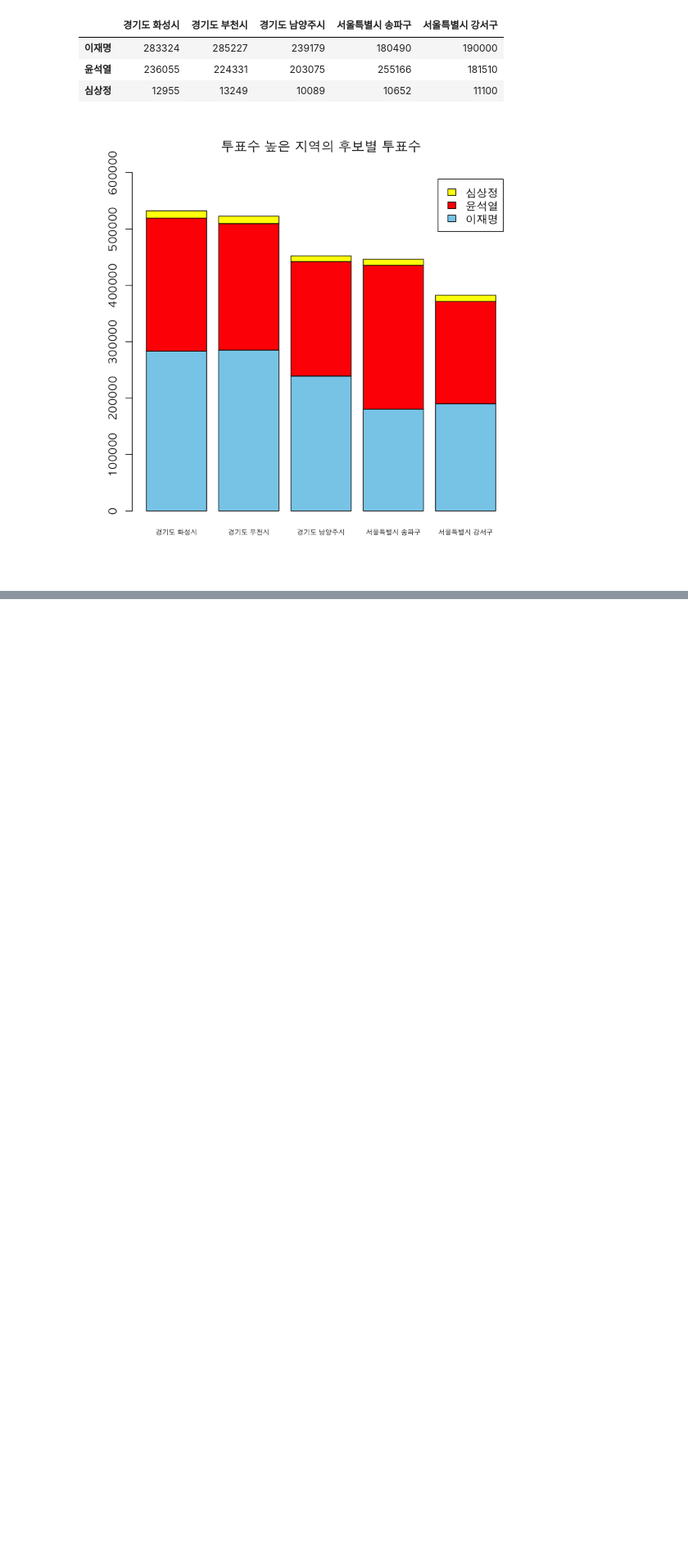
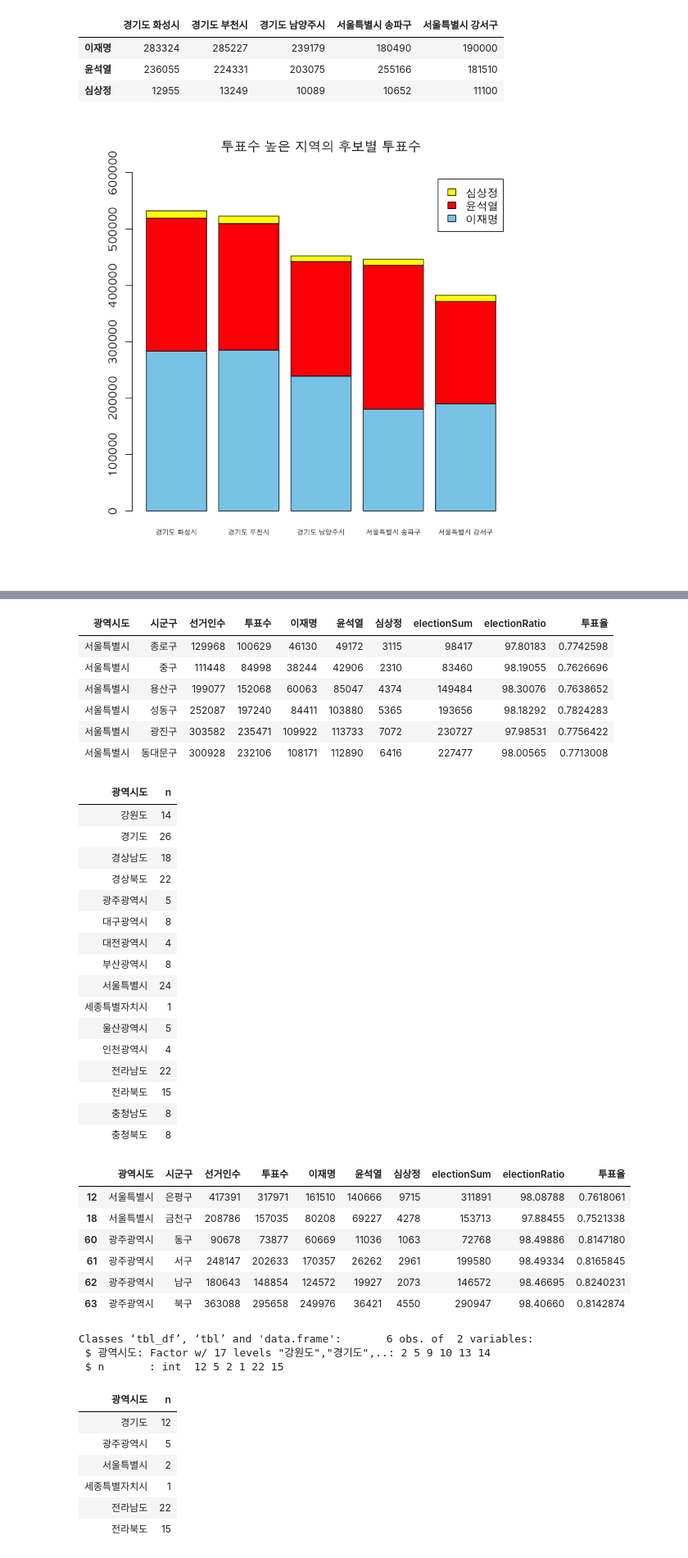
Before and after one commit to monargent0/TJRrrClass, a Jupyter notebook: 10. 20대_대선자료 시각화.ipynb, the cells around one changed output, grey strips where cells are left out. Shown at 82% size. Drawn from its saved outputs; the diff is of its cells as text; code cells hidden in the pictures; blank space fills up the shorter version.

```diff
--- a/10. 20대_대선자료 시각화.ipynb
+++ b/10. 20대_대선자료 시각화.ipynb
@@ -357,0 +368,55 @@ barplot(투표수,
+# %%
+election$투표율 <- election$투표수 / election$선거인수
+
+지역75 <- subset(election, 투표율 >= 0.75)
+head(지역75)
+
+이재명 <- subset(election, 투표율 >= 0.75 & 이재명/투표수 > 0.5)
+#table(subset(election, 투표율 >= 0.75 & 이재명/투표수 > 0.5)$광역시도)
+head(이재명)
+str(count(이재명, 광역시도))
+
+윤석열 <- subset(election, 투표율 >= 0.75 & 윤석열/투표수 > 0.5)
+head(윤석열)
+# %% [output]
+| 광역시도 | 시군구 | 선거인수 | 투표수 | 이재명 | 윤석열 | 심상정 | electionSum | electionRatio | 투표율 |
+| 서울특별시 | 종로구 | 129968 | 100629 | 46130 | 49172 | 3115 | 98417 | 97.80183 | 0.7742598 |
+| 서울특별시 | 중구 | 111448 | 84998 | 38244 | 42906 | 2310 | 83460 | 98.19055 | 0.7626696 |
+| 서울특별시 | 용산구 | 199077 | 152068 | 60063 | 85047 | 4374 | 149484 | 98.30076 | 0.7638652 |
+| 서울특별시 | 성동구 | 252087 | 197240 | 84411 | 103880 | 5365 | 193656 | 98.18292 | 0.7824283 |
+| 서울특별시 | 광진구 | 303582 | 235471 | 109922 | 113733 | 7072 | 230727 | 97.98531 | 0.7756422 |
+| 서울특별시 | 동대문구 | 300928 | 232106 | 108171 | 112890 | 6416 | 227477 | 98.00565 | 0.7713008 |
+| 광역시도 | n |
+| 강원도 | 14 |
+| 경기도 | 26 |
+| 경상남도 | 18 |
+| 경상북도 | 22 |
+| 광주광역시 | 5 |
+| 대구광역시 | 8 |
+| 대전광역시 | 4 |
+| 부산광역시 | 8 |
+| 서울특별시 | 24 |
+| 세종특별자치시 | 1 |
+| 울산광역시 | 5 |
+| 인천광역시 | 4 |
+| 전라남도 | 22 |
+| 전라북도 | 15 |
+| 충청남도 | 8 |
+| 충청북도 | 8 |
+|  | 광역시도 | 시군구 | 선거인수 | 투표수 | 이재명 | 윤석열 | 심상정 | electionSum | electionRatio | 투표율 |
+| 12 | 서울특별시 | 은평구 | 417391 | 317971 | 161510 | 140666 | 9715 | 311891 | 98.08788 | 0.7618061 |
+| 18 | 서울특별시 | 금천구 | 208786 | 157035 | 80208 | 69227 | 4278 | 153713 | 97.88455 | 0.7521338 |
+| 60 | 광주광역시 | 동구 | 90678 | 73877 | 60669 | 11036 | 1063 | 72768 | 98.49886 | 0.8147180 |
+| 61 | 광주광역시 | 서구 | 248147 | 202633 | 170357 | 26262 | 2961 | 199580 | 98.49334 | 0.8165845 |
+| 62 | 광주광역시 | 남구 | 180643 | 148854 | 124572 | 19927 | 2073 | 146572 | 98.46695 | 0.8240231 |
+| 63 | 광주광역시 | 북구 | 363088 | 295658 | 249976 | 36421 | 4550 | 290947 | 98.40660 | 0.8142874 |
+Classes ‘tbl_df’, ‘tbl’ and 'data.frame':       6 obs. of  2 variables:
+ $ 광역시도: Factor w/ 17 levels "강원도","경기도",..: 2 5 9 10 13 14
+ $ n       : int  12 5 2 1 22 15
+| 광역시도 | n |
+| 경기도 | 12 |
+| 광주광역시 | 5 |
+| 서울특별시 | 2 |
+| 세종특별자치시 | 1 |
+| 전라남도 | 22 |
+| 전라북도 | 15 |
```
Also changed, not shown: parts of 8 cells of this notebook.
